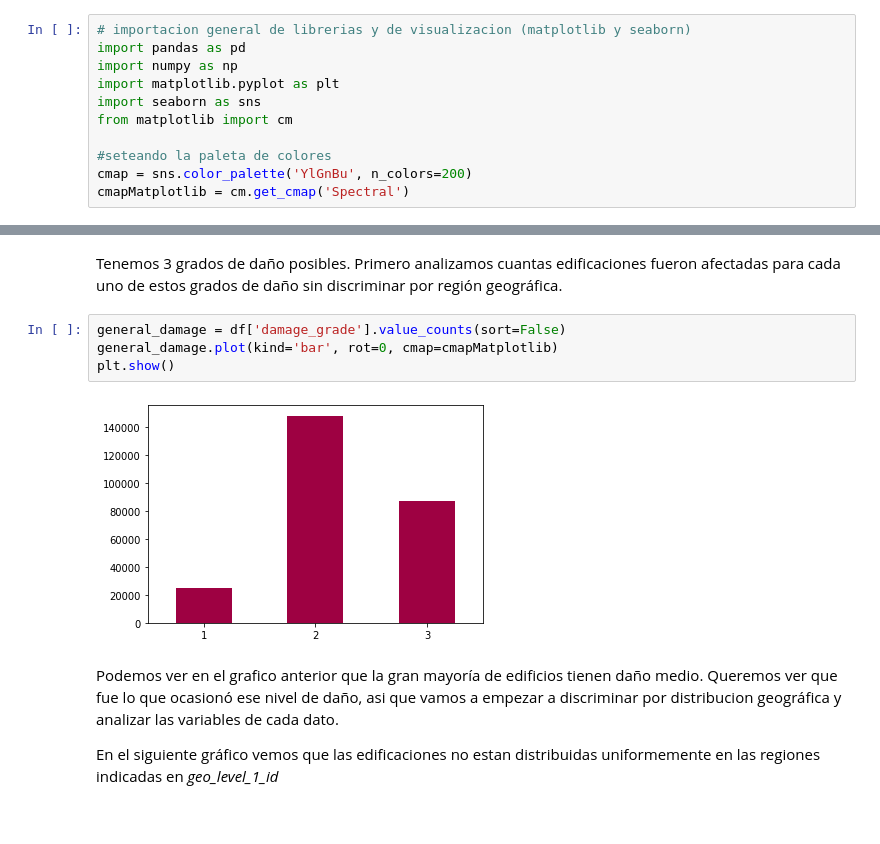
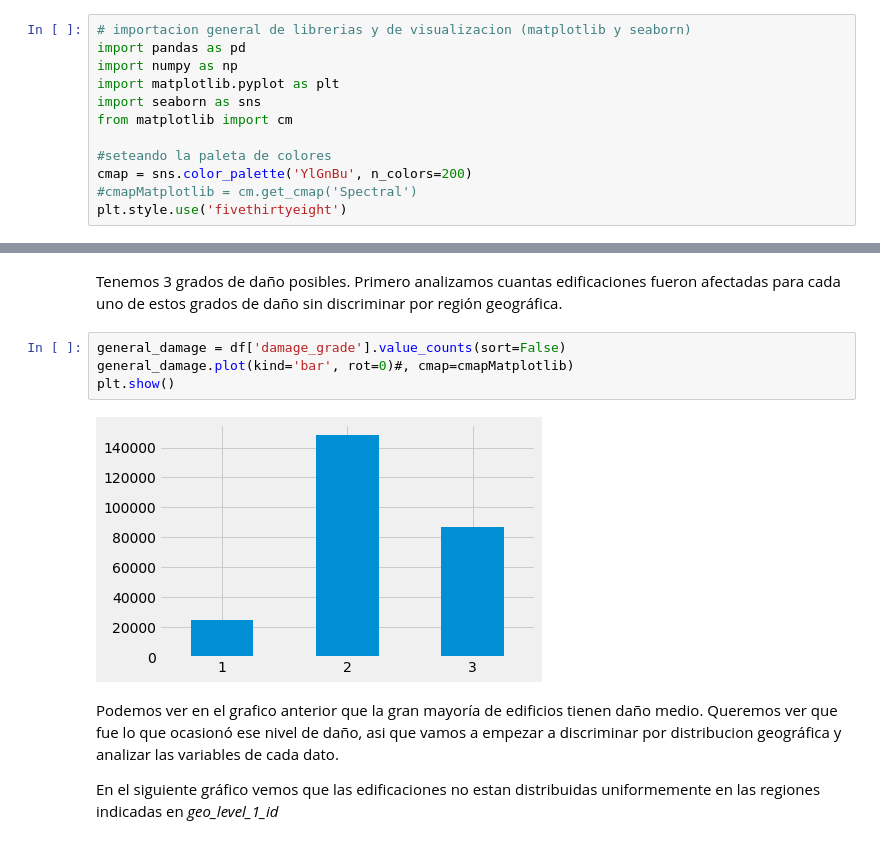
Before and after one commit to franvinas/7506-tp1, a Jupyter notebook: tp1.ipynb, the cells around one changed output, grey strips where cells are left out. Saved outputs shown, nothing was run; the diff lists cells and outputs as text.

Commit message:
Cambié el estilo de matplotlib

```diff
--- a/tp1.ipynb
+++ b/tp1.ipynb
@@ -35,7 +35,8 @@ from matplotlib import cm
 
 #seteando la paleta de colores
 cmap = sns.color_palette('YlGnBu', n_colors=200)
-cmapMatplotlib = cm.get_cmap('Spectral')
+#cmapMatplotlib = cm.get_cmap('Spectral')
+plt.style.use('fivethirtyeight')
 # %%
 # lectura de archivos csv
 train_values=pd.read_csv('train_values.csv',
@@ -325,10 +326,10 @@ df.head()
 Tenemos 3 grados de daño posibles. Primero analizamos cuantas edificaciones fueron afectadas para cada uno de estos grados de daño sin discriminar por región geográfica.
 # %%
 general_damage = df['damage_grade'].value_counts(sort=False)
-general_damage.plot(kind='bar', rot=0, cmap=cmapMatplotlib)
+general_damage.plot(kind='bar', rot=0)#, cmap=cmapMatplotlib)
 plt.show()
 # %% [output]
-[figure, old version]
+[figure, new version]
 # %% [markdown]
 Podemos ver en el grafico anterior que la gran mayoría de edificios tienen daño medio.
 Queremos ver que fue lo que ocasionó ese nivel de daño, asi que vamos a empezar a discriminar por distribucion geográfica y analizar las variables de cada dato.
```
Also changed, not shown: parts of 42 cells of this notebook.
